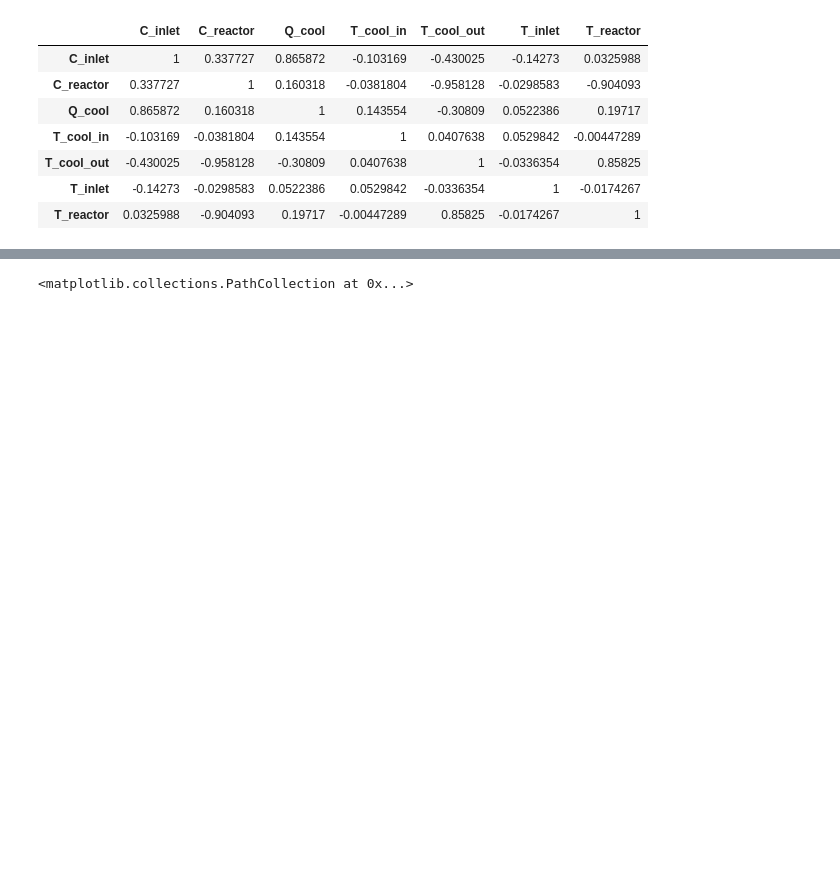
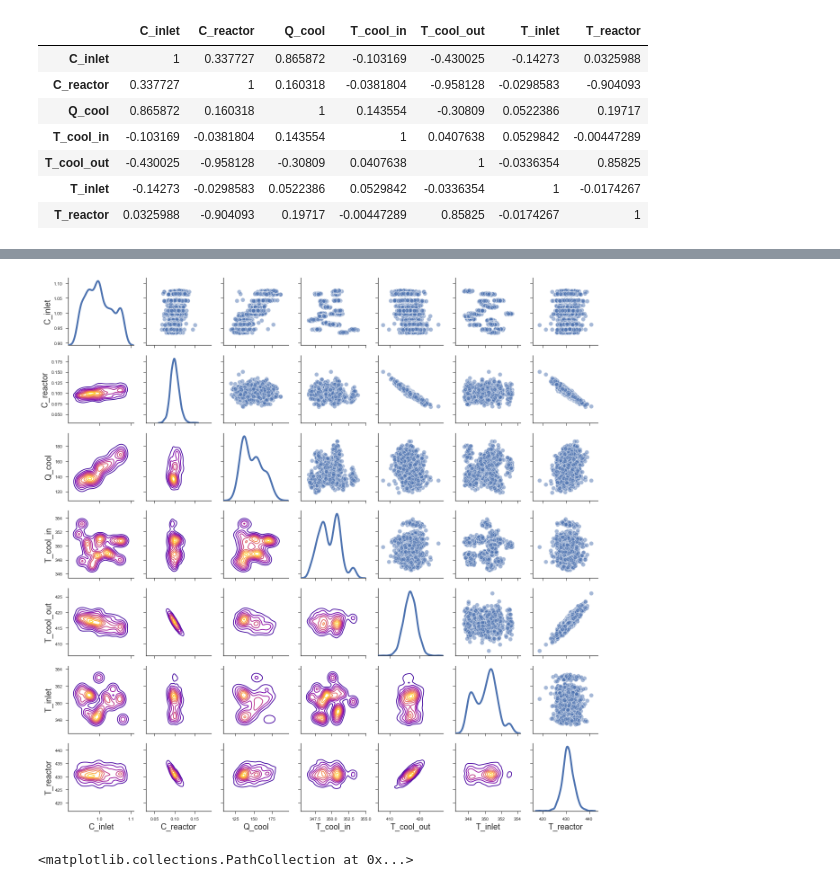
Before and after one commit to someoneinthecrowd/CSTR-chemical-timeseries, a Jupyter notebook: Final AI.ipynb, the cells around one changed output, grey strips where cells are left out. Drawn from its saved outputs; the diff is of its cells as text; code cells hidden in the pictures; blank space fills up the shorter version.

```diff
--- a/Final AI.ipynb
+++ b/Final AI.ipynb
@@ -50,3 +80,15 @@ corr.style.background_gradient(cmap=cm.plasma)
+# %%
+import matplotlib
+matplotlib.pyplot.rcParams["axes.labelsize"] = 18
+g = sns.PairGrid(normal, diag_sharey=False)
+axes = g.axes
+g.map_upper(matplotlib.pyplot.scatter,  linewidths=1,
+            edgecolor="w", s=90, alpha = 0.5)
+g.map_diag(sns.kdeplot, lw = 4, legend=False)
+g.map_lower(sns.kdeplot, cmap=cm.plasma)
+matplotlib.pyplot.show()
+# %% [output]
+[figure, added]
 # %%
 
 plt.scatter(data['T_reactor']*data['C_reactor'],data['Q_cool']*(data['T_cool_out'] -data['T_cool_in']),c="k")
```
Also changed, not shown: parts of 2 cells of this notebook.
